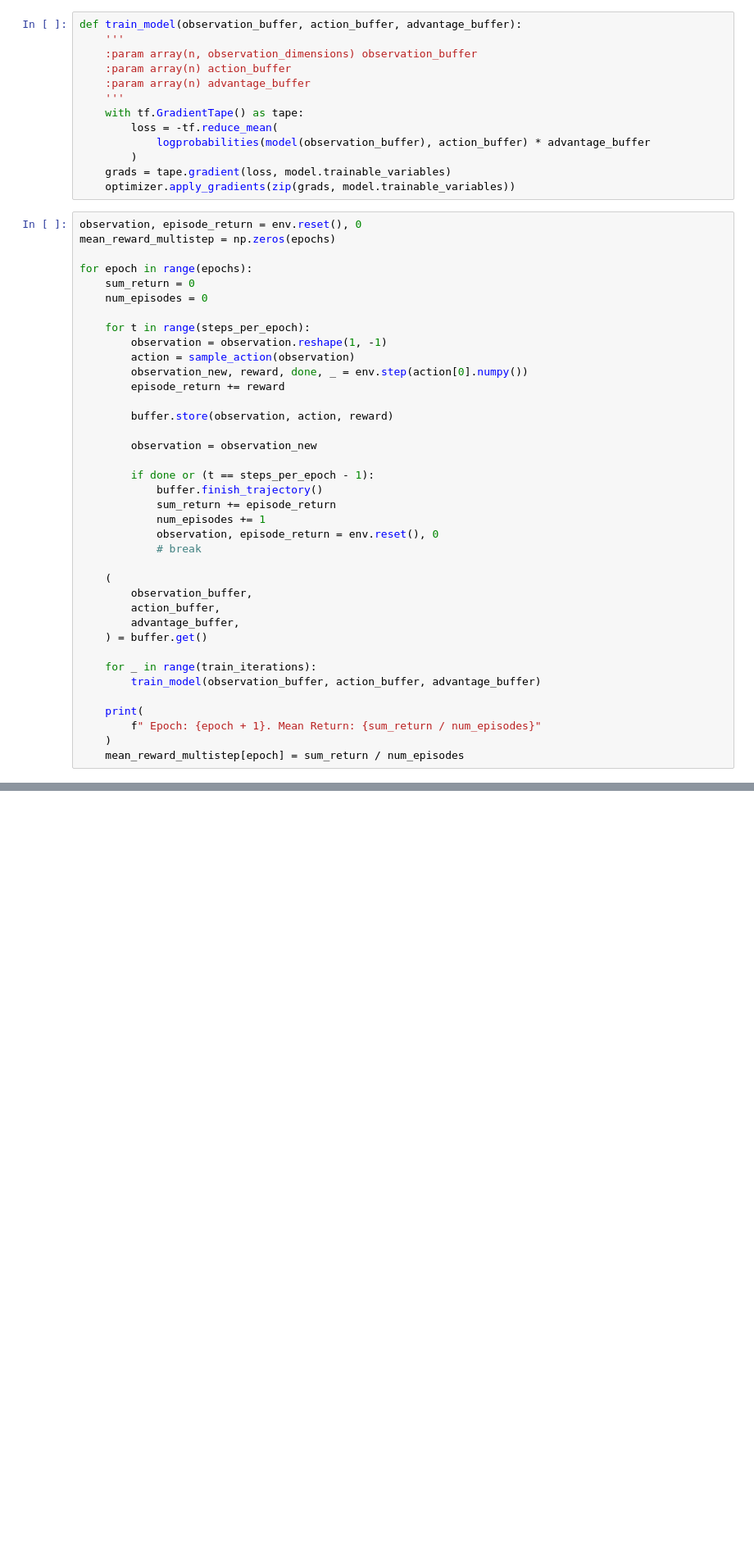
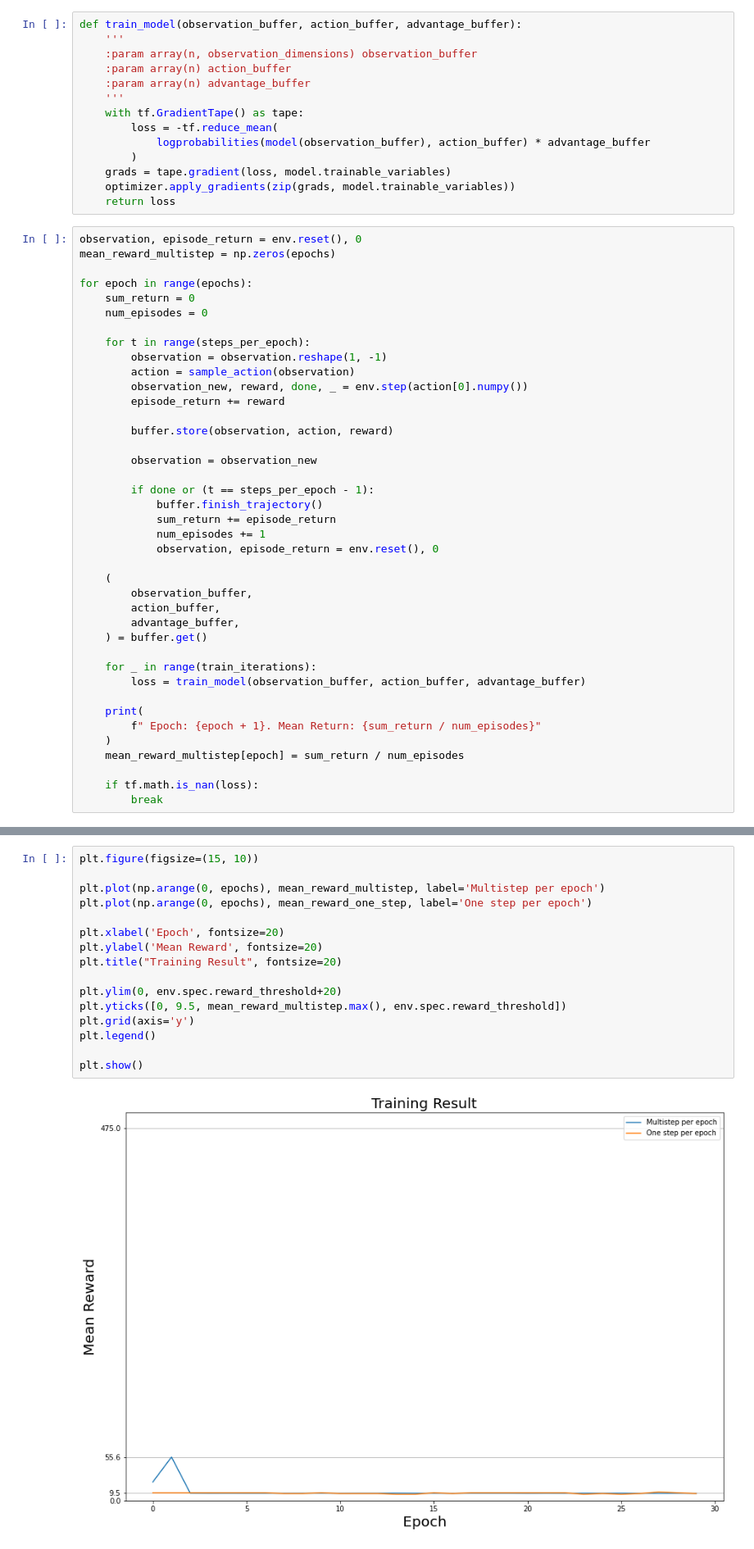
Before and after one commit to 93wilsonlu/Policy_Gradient, a Jupyter notebook: Policy_Gradient.ipynb, the cells around one changed output, grey strips where cells are left out. Shown at 82% size. Cells and saved outputs as stored; diff of their text form; blank space fills up the shorter version.

Commit message:
One step vs. Multistep

```diff
--- a/Policy_Gradient.ipynb
+++ b/Policy_Gradient.ipynb
@@ -111,6 +111,7 @@ def train_model(observation_buffer, action_buffer, advantage_buffer):
         )
     grads = tape.gradient(loss, model.trainable_variables)
     optimizer.apply_gradients(zip(grads, model.trainable_variables))
+    return loss
 # %%
 observation, episode_return = env.reset(), 0
 mean_reward_multistep = np.zeros(epochs)
@@ -134,7 +135,6 @@ for epoch in range(epochs):
             sum_return += episode_return
             num_episodes += 1
             observation, episode_return = env.reset(), 0
-            # break
 
     (
         observation_buffer,
@@ -143,10 +143,13 @@ for epoch in range(epochs):
     ) = buffer.get()
 
     for _ in range(train_iterations):
-        train_model(observation_buffer, action_buffer, advantage_buffer)
+        loss = train_model(observation_buffer, action_buffer, advantage_buffer)
 
     print(
         f" Epoch: {epoch + 1}. Mean Return: {sum_return / num_episodes}"
     )
     mean_reward_multistep[epoch] = sum_return / num_episodes
+
+    if tf.math.is_nan(loss):
+        break
 # %% [output]
@@ -184,3 +235,21 @@ plt.show()
+# %%
+plt.figure(figsize=(15, 10))
+
+plt.plot(np.arange(0, epochs), mean_reward_multistep, label='Multistep per epoch')
+plt.plot(np.arange(0, epochs), mean_reward_one_step, label='One step per epoch')
+
+plt.xlabel('Epoch', fontsize=20)
+plt.ylabel('Mean Reward', fontsize=20)
+plt.title("Training Result", fontsize=20)
+
+plt.ylim(0, env.spec.reward_threshold+20)
+plt.yticks([0, 9.5, mean_reward_multistep.max(), env.spec.reward_threshold])
+plt.grid(axis='y')
+plt.legend()
+
+plt.show()
+# %% [output]
+[figure, added]
 # %%
 from gym.wrappers import RecordVideo
 record_env = RecordVideo(gym.make('CartPole-v1'), './video')
```
Also changed, not shown: parts of 3 cells of this notebook.
